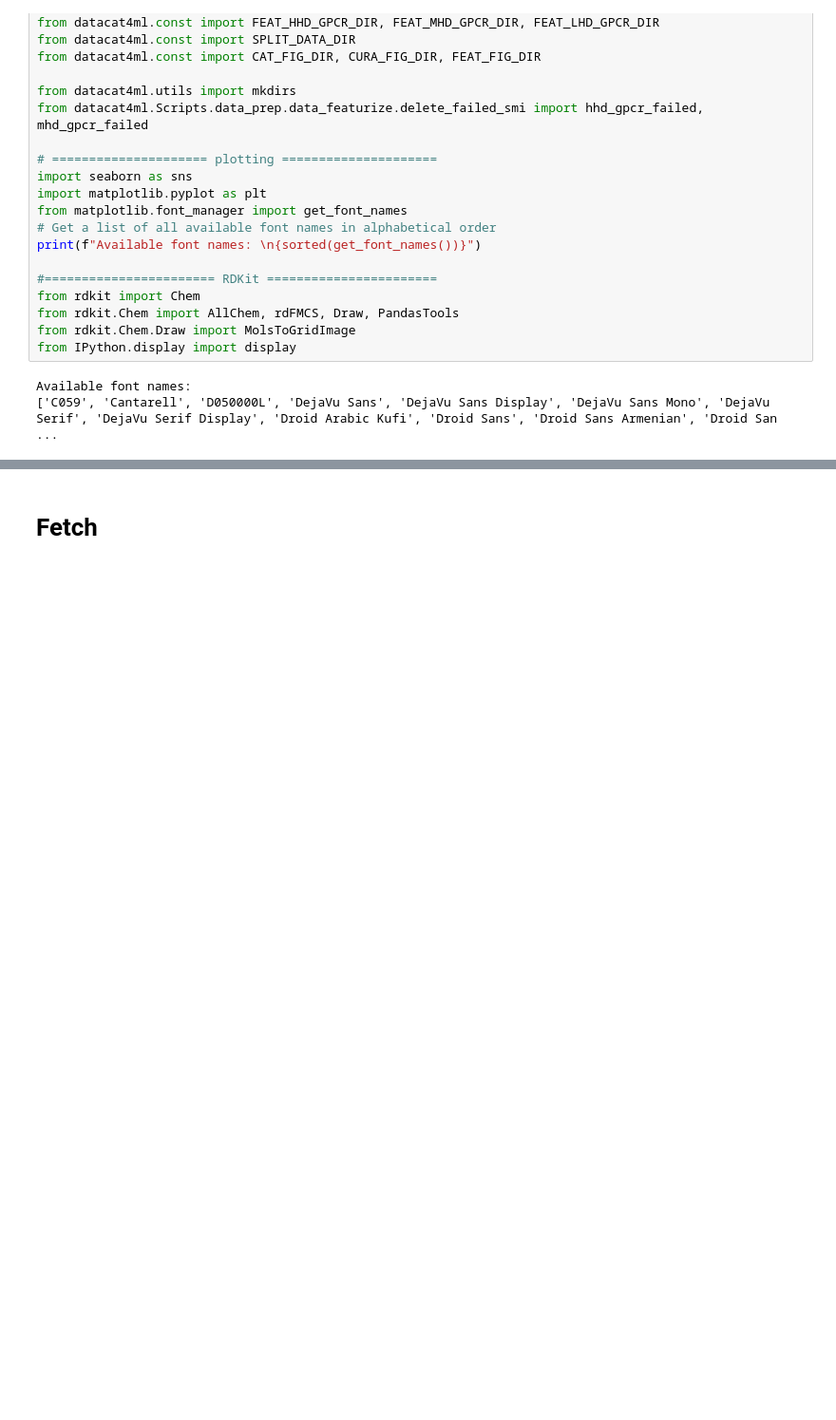
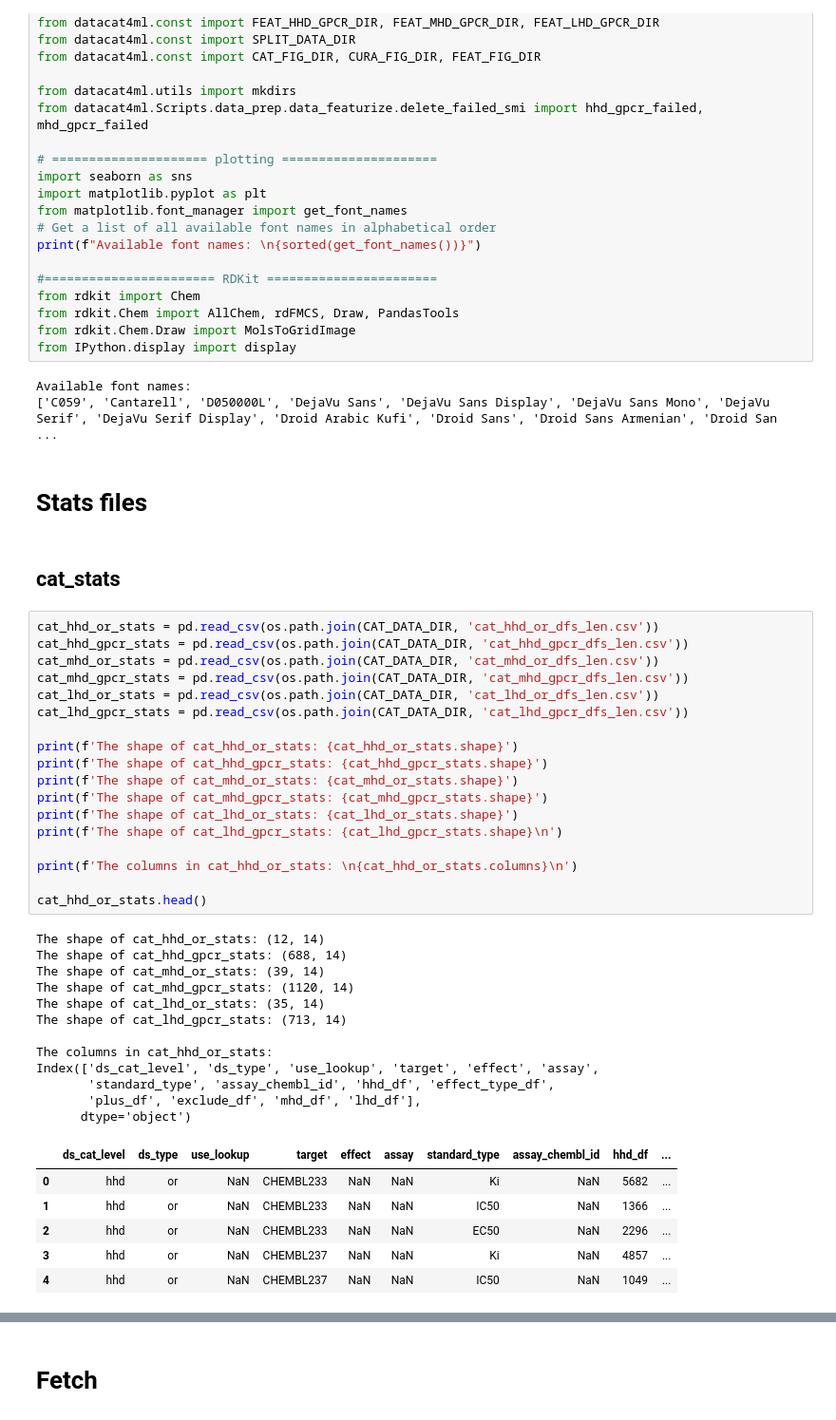
Before and after one commit to xixichennn/datacat4ml, a Jupyter notebook: datacat4ml/Scripts/data_prep/data_prep_viz.ipynb, the cells around one changed output, grey strips where cells are left out. Shown at 95% size. Drawn from its saved outputs; the diff is of its cells as text; blank space fills up the shorter version.

```diff
--- a/datacat4ml/Scripts/data_prep/data_prep_viz.ipynb
+++ b/datacat4ml/Scripts/data_prep/data_prep_viz.ipynb
@@ -29,3 +29,44 @@ from IPython.display import display
 # %% [output]
 Available font names:
 ['C059', 'Cantarell', 'D050000L', 'DejaVu Sans', 'DejaVu Sans Display', 'DejaVu Sans Mono', 'DejaVu Serif', 'DejaVu Serif Display', 'Droid Arabic Kufi', 'Droid Sans', 'Droid Sans Armenian', 'Droid San ...
+# %% [markdown]
+# Stats files
+# %% [markdown]
+## cat_stats
+# %%
+cat_hhd_or_stats = pd.read_csv(os.path.join(CAT_DATA_DIR, 'cat_hhd_or_dfs_len.csv'))
+cat_hhd_gpcr_stats = pd.read_csv(os.path.join(CAT_DATA_DIR, 'cat_hhd_gpcr_dfs_len.csv'))
+cat_mhd_or_stats = pd.read_csv(os.path.join(CAT_DATA_DIR, 'cat_mhd_or_dfs_len.csv'))
+cat_mhd_gpcr_stats = pd.read_csv(os.path.join(CAT_DATA_DIR, 'cat_mhd_gpcr_dfs_len.csv'))
+cat_lhd_or_stats = pd.read_csv(os.path.join(CAT_DATA_DIR, 'cat_lhd_or_dfs_len.csv'))
+cat_lhd_gpcr_stats = pd.read_csv(os.path.join(CAT_DATA_DIR, 'cat_lhd_gpcr_dfs_len.csv'))
+
+print(f'The shape of cat_hhd_or_stats: {cat_hhd_or_stats.shape}')
+print(f'The shape of cat_hhd_gpcr_stats: {cat_hhd_gpcr_stats.shape}')
+print(f'The shape of cat_mhd_or_stats: {cat_mhd_or_stats.shape}')
+print(f'The shape of cat_mhd_gpcr_stats: {cat_mhd_gpcr_stats.shape}')
+print(f'The shape of cat_lhd_or_stats: {cat_lhd_or_stats.shape}')
+print(f'The shape of cat_lhd_gpcr_stats: {cat_lhd_gpcr_stats.shape}\n')
+
+print(f'The columns in cat_hhd_or_stats: \n{cat_hhd_or_stats.columns}\n')
+
+cat_hhd_or_stats.head()
+# %% [output]
+The shape of cat_hhd_or_stats: (12, 14)
+The shape of cat_hhd_gpcr_stats: (688, 14)
+The shape of cat_mhd_or_stats: (39, 14)
+The shape of cat_mhd_gpcr_stats: (1120, 14)
+The shape of cat_lhd_or_stats: (35, 14)
+The shape of cat_lhd_gpcr_stats: (713, 14)
+
+The columns in cat_hhd_or_stats:
+Index(['ds_cat_level', 'ds_type', 'use_lookup', 'target', 'effect', 'assay',
+       'standard_type', 'assay_chembl_id', 'hhd_df', 'effect_type_df',
+       'plus_df', 'exclude_df', 'mhd_df', 'lhd_df'],
+      dtype='object')
+|  | ds_cat_level | ds_type | use_lookup | target | effect | assay | standard_type | assay_chembl_id | hhd_df | ... |
+| 0 | hhd | or | NaN | CHEMBL233 | NaN | NaN | Ki | NaN | 5682 | ... |
+| 1 | hhd | or | NaN | CHEMBL233 | NaN | NaN | IC50 | NaN | 1366 | ... |
+| 2 | hhd | or | NaN | CHEMBL233 | NaN | NaN | EC50 | NaN | 2296 | ... |
+| 3 | hhd | or | NaN | CHEMBL237 | NaN | NaN | Ki | NaN | 4857 | ... |
+| 4 | hhd | or | NaN | CHEMBL237 | NaN | NaN | IC50 | NaN | 1049 | ... |
```
Also changed, not shown: parts of 24 cells of this notebook, 12 other files.
